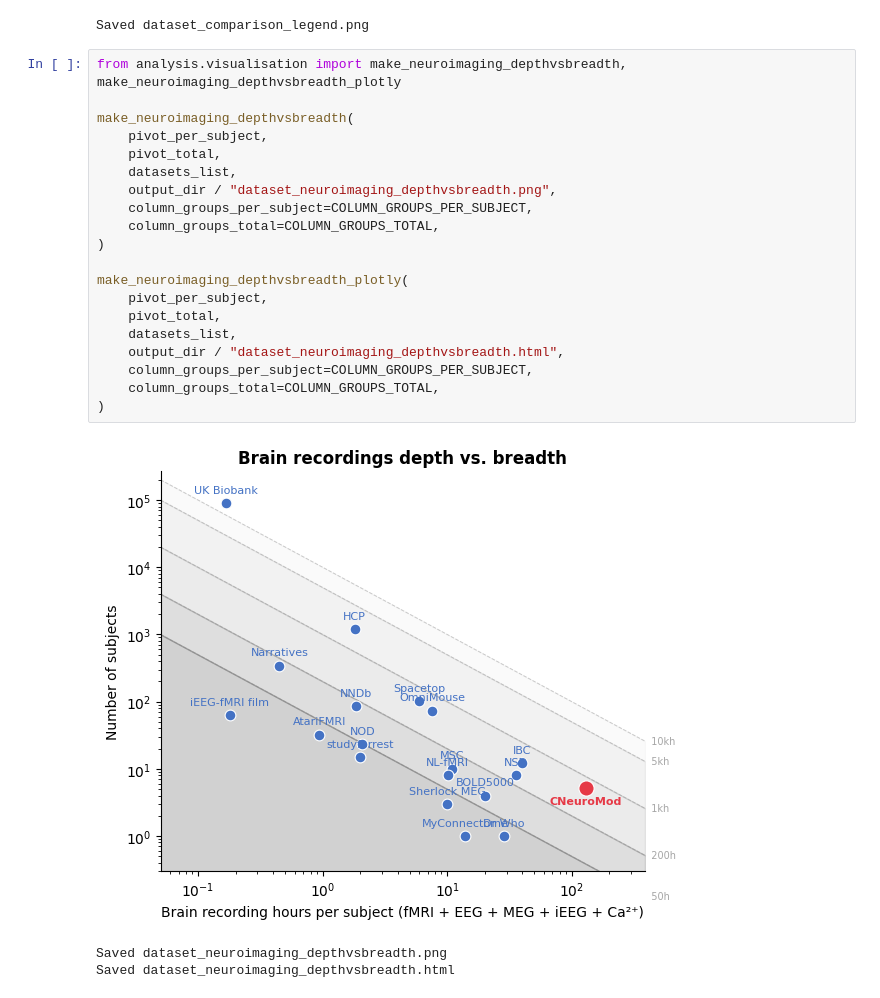
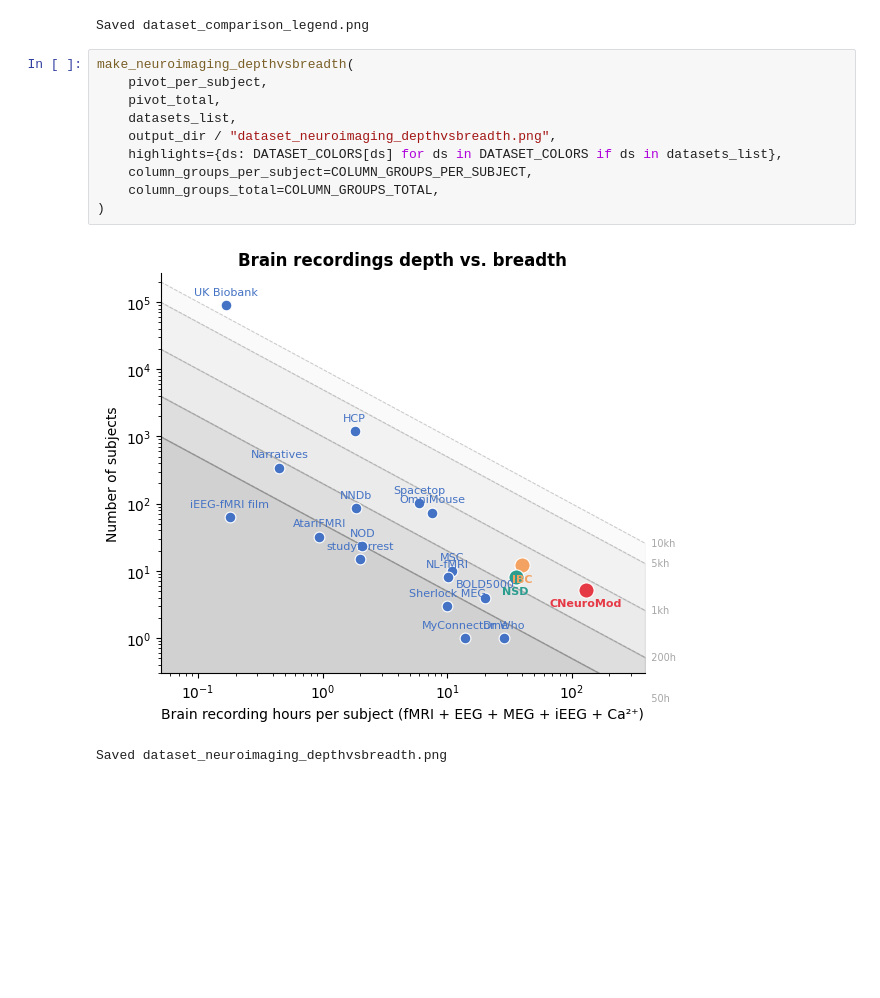
Before and after one commit to courtois-neuromod/cneuromod.all.comparison, a Jupyter notebook: notebooks/summary.ipynb, the cells around one changed output. Cells and saved outputs as stored; diff of their text form; blank space fills up the shorter version.

```diff
--- a/notebooks/summary.ipynb
+++ b/notebooks/summary.ipynb
@@ -49,26 +49,15 @@ make_legend(output_dir / "dataset_comparison_legend.png")
 [figure]
 Saved dataset_comparison_legend.png
 # %%
-from analysis.visualisation import make_neuroimaging_depthvsbreadth, make_neuroimaging_depthvsbreadth_plotly
-
 make_neuroimaging_depthvsbreadth(
     pivot_per_subject,
     pivot_total,
     datasets_list,
     output_dir / "dataset_neuroimaging_depthvsbreadth.png",
+    highlights={ds: DATASET_COLORS[ds] for ds in DATASET_COLORS if ds in datasets_list},
     column_groups_per_subject=COLUMN_GROUPS_PER_SUBJECT,
     column_groups_total=COLUMN_GROUPS_TOTAL,
 )
-
-make_neuroimaging_depthvsbreadth_plotly(
-    pivot_per_subject,
-    pivot_total,
-    datasets_list,
-    output_dir / "dataset_neuroimaging_depthvsbreadth.html",
-    column_groups_per_subject=COLUMN_GROUPS_PER_SUBJECT,
-    column_groups_total=COLUMN_GROUPS_TOTAL,
-)
 # %% [output]
-[figure, old version]
+[figure, new version]
 Saved dataset_neuroimaging_depthvsbreadth.png
-Saved dataset_neuroimaging_depthvsbreadth.html
```
Also changed, not shown: parts of 2 cells of this notebook, 6 other files.
